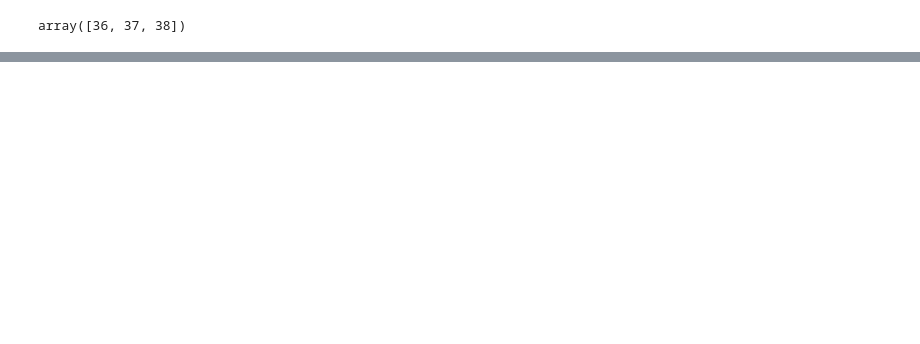
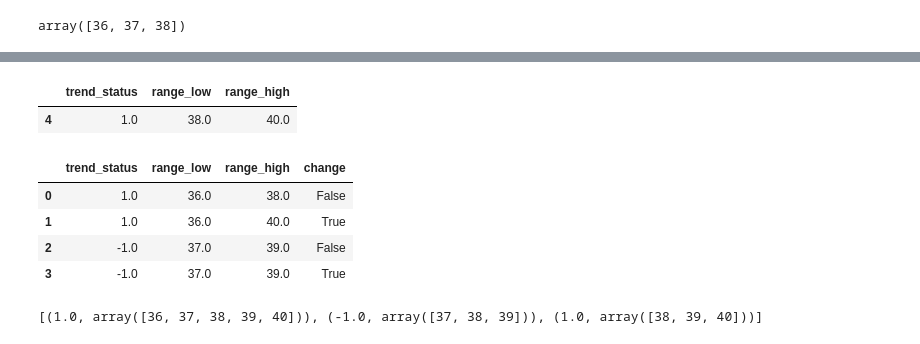
Before and after one commit to stebas101/XOXCharts, a Jupyter notebook: XOX.ipynb, the cells around one changed output, grey strips where cells are left out. Drawn from its saved outputs; the diff is of its cells as text; code cells hidden in the pictures; blank space fills up the shorter version.

```diff
--- a/XOX.ipynb
+++ b/XOX.ipynb
@@ -308,0 +364,5 @@ print(chart_grid(scale, 25))
+# %%
+for index, row in enumerate(price_data.loc[start:].iterrows()):
+    high = row[1]['High']
+    low = row[1]['Low']
+    print(high, low)
@@ -308,0 +374,16 @@ print(chart_grid(scale, 25))
+# %%
+# Process the remaining lines in price_data:
+for index, row in enumerate(price_data.loc[start:].iterrows()):
+    high = row[1]['High']
+    low = row[1]['Low']
+    status = trend_status[index+start - 1]
+    box_l = box_low[index+start - 1]
+    box_h = box_high[index+start - 1]
+    status, box_range = update_pnf(scale, high, low, status, reversal_size, box_l, box_h)
+    trend_status[index+start] = status
+    box_low[index+start] = box_range.min()
+    box_high[index+start] = box_range.max()
+    print(f'Day: {index+start+1}, Trend status: {status}, High and Low: ', high, low, box_low, box_high)
+
+# status can still be 0! create an example for testing
+# print(index, trend_status, box_low, box_high)
@@ -308,0 +401,3 @@ print(chart_grid(scale, 25))
+# %%
+pnf_data = pd.DataFrame({'trend_status': trend_status, 'range_low': box_low, 'range_high': box_high})
+pnf_data
@@ -308,0 +418,4 @@ print(chart_grid(scale, 25))
+# %%
+pnf_data_A = pnf_data[:-1].copy()
+pnf_data_B = pnf_data[-1:].copy()
+pnf_data_A
@@ -308,0 +428,35 @@ print(chart_grid(scale, 25))
+# %%
+pnf_data_B
+# %% [output]
+|  | trend_status | range_low | range_high |
+| 4 | 1.0 | 38.0 | 40.0 |
+# %%
+pnf_data_A['change'] = (np.diff(np.sign(trend_status)) != 0)
+pnf_data_A
+# %% [output]
+|  | trend_status | range_low | range_high | change |
+| 0 | 1.0 | 36.0 | 38.0 | False |
+| 1 | 1.0 | 36.0 | 40.0 | True |
+| 2 | -1.0 | 37.0 | 39.0 | False |
+| 3 | -1.0 | 37.0 | 39.0 | True |
+# %%
+ranges = []
+trends = []
+scale = scale
+
+for row in pnf_data_A.iterrows():
+    row = row[1]
+    if row['change']:
+        col_range = generate_column_range(scale, row['range_low'], row['range_high'])
+        ranges.append(col_range)
+        trends.append(row['trend_status'])
+
+col_range = generate_column_range(scale, pnf_data_B['range_low'].array[0], pnf_data_B['range_high'].array[0])
+ranges.append(col_range)
+trends.append(pnf_data_B['trend_status'].array[0])
+
+columns = list(zip(trends, ranges))
+
+print(columns)
+# %% [output]
+[(1.0, array([36, 37, 38, 39, 40])), (-1.0, array([37, 38, 39])), (1.0, array([38, 39, 40]))]
```
Also changed, not shown: parts of 41 cells of this notebook.
